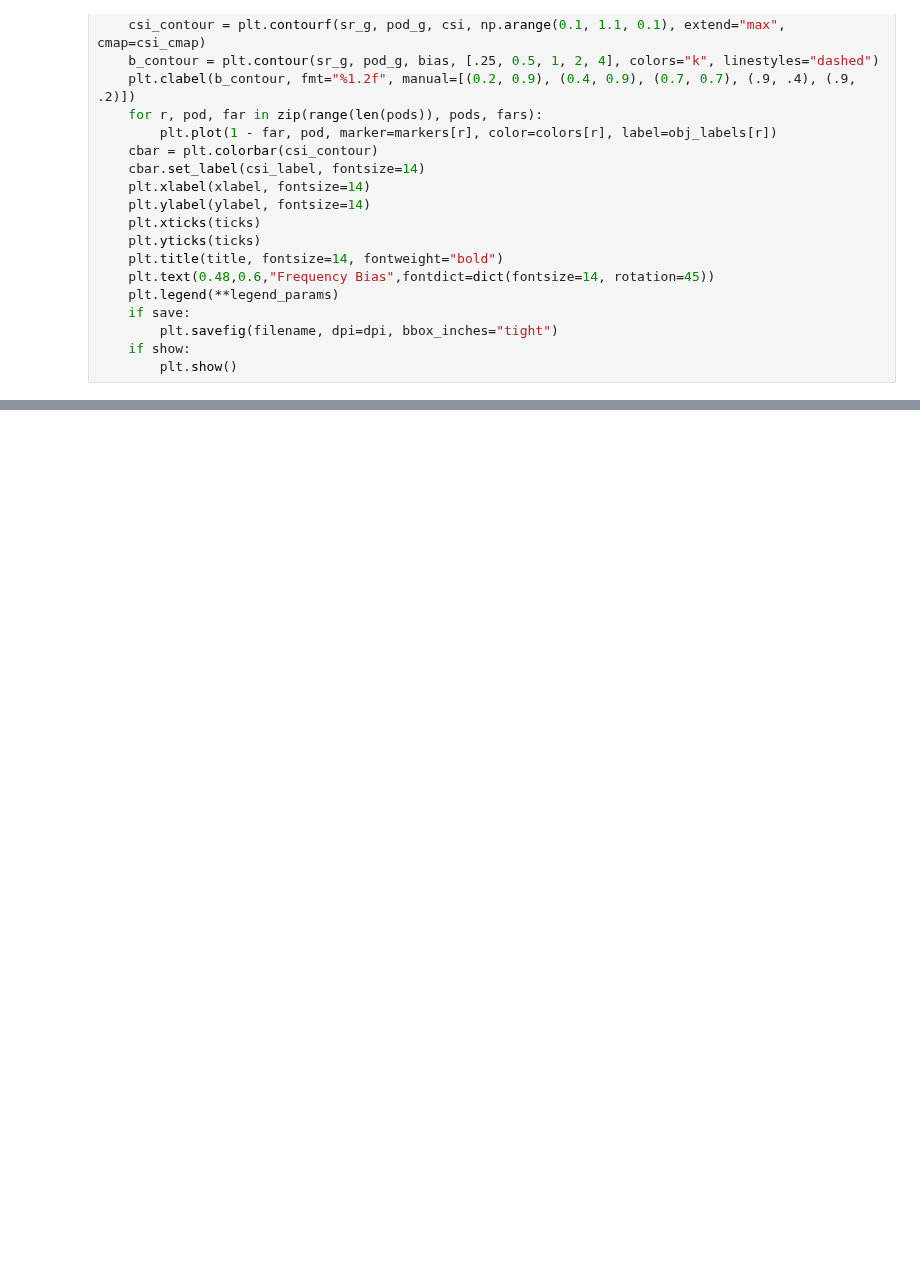
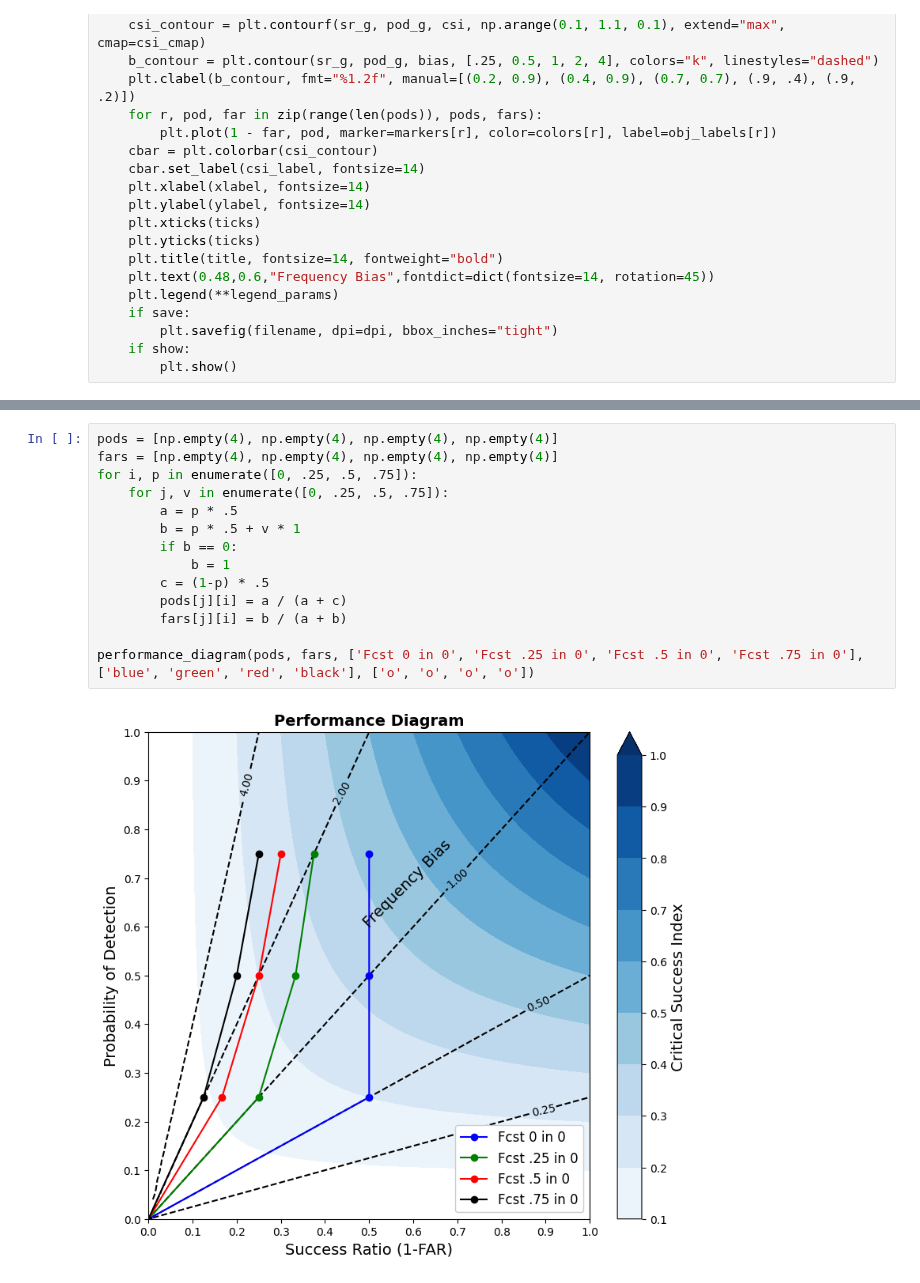
Before and after one commit to milesepstein13/severe-thunderstorm-analysis, a Jupyter notebook: create_performance_diagrams.ipynb, the cells around one changed output, grey strips where cells are left out. Cells and saved outputs as stored; diff of their text form; blank space fills up the shorter version.

```diff
--- a/create_performance_diagrams.ipynb
+++ b/create_performance_diagrams.ipynb
@@ -84,0 +99,16 @@ performance_diagram(pods, fars, hazard_types, ['red', 'blue', 'green', 'orange']
+# %%
+pods = [np.empty(4), np.empty(4), np.empty(4), np.empty(4)]
+fars = [np.empty(4), np.empty(4), np.empty(4), np.empty(4)]
+for i, p in enumerate([0, .25, .5, .75]):
+    for j, v in enumerate([0, .25, .5, .75]):
+        a = p * .5
+        b = p * .5 + v * 1
+        if b == 0:
+            b = 1
+        c = (1-p) * .5
+        pods[j][i] = a / (a + c)
+        fars[j][i] = b / (a + b)
+
+performance_diagram(pods, fars, ['Fcst 0 in 0', 'Fcst .25 in 0', 'Fcst .5 in 0', 'Fcst .75 in 0'], ['blue', 'green', 'red', 'black'], ['o', 'o', 'o', 'o'])
+# %% [output]
+[figure, added]
```
Also changed, not shown: parts of 2 cells of this notebook, 1 other file.
